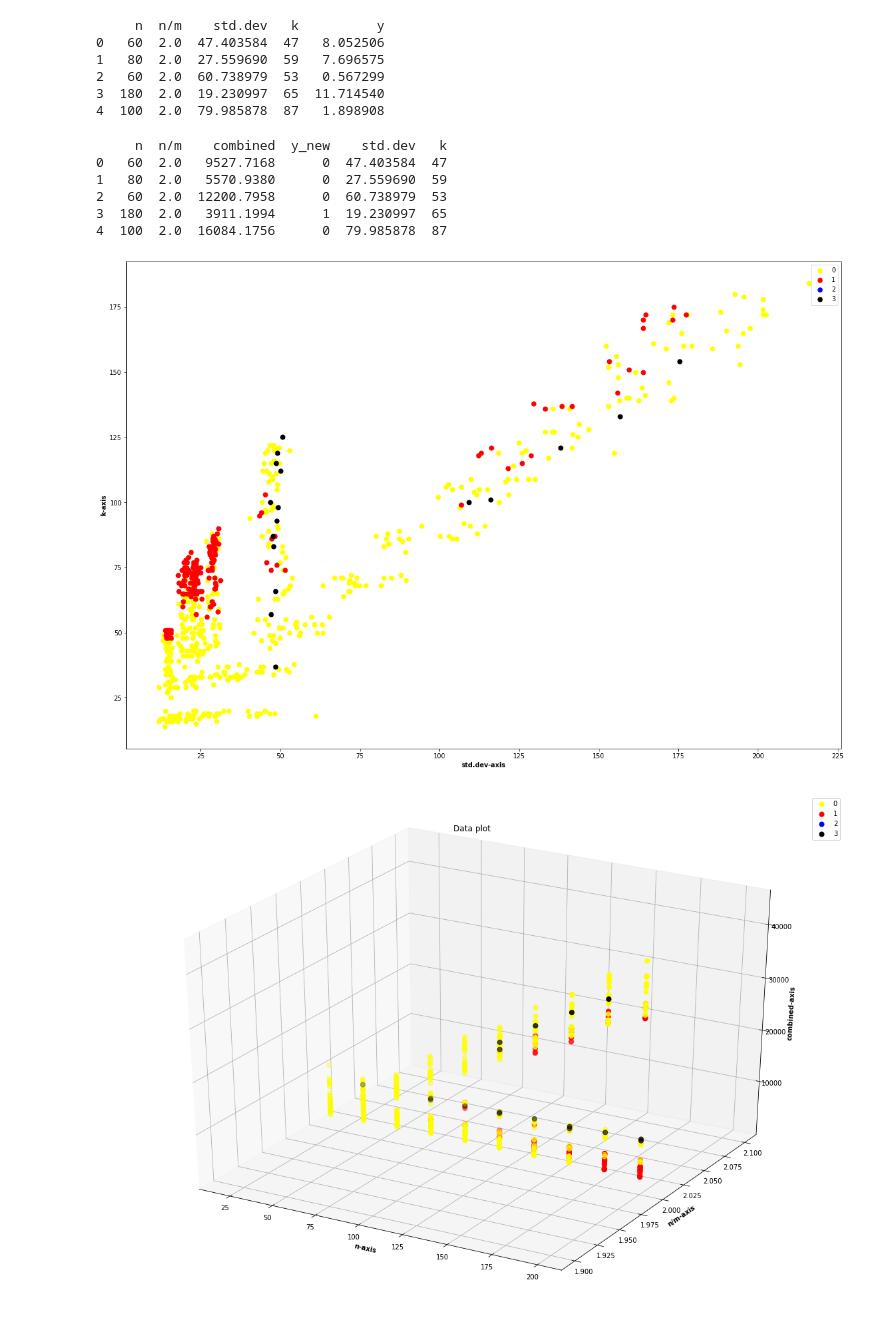
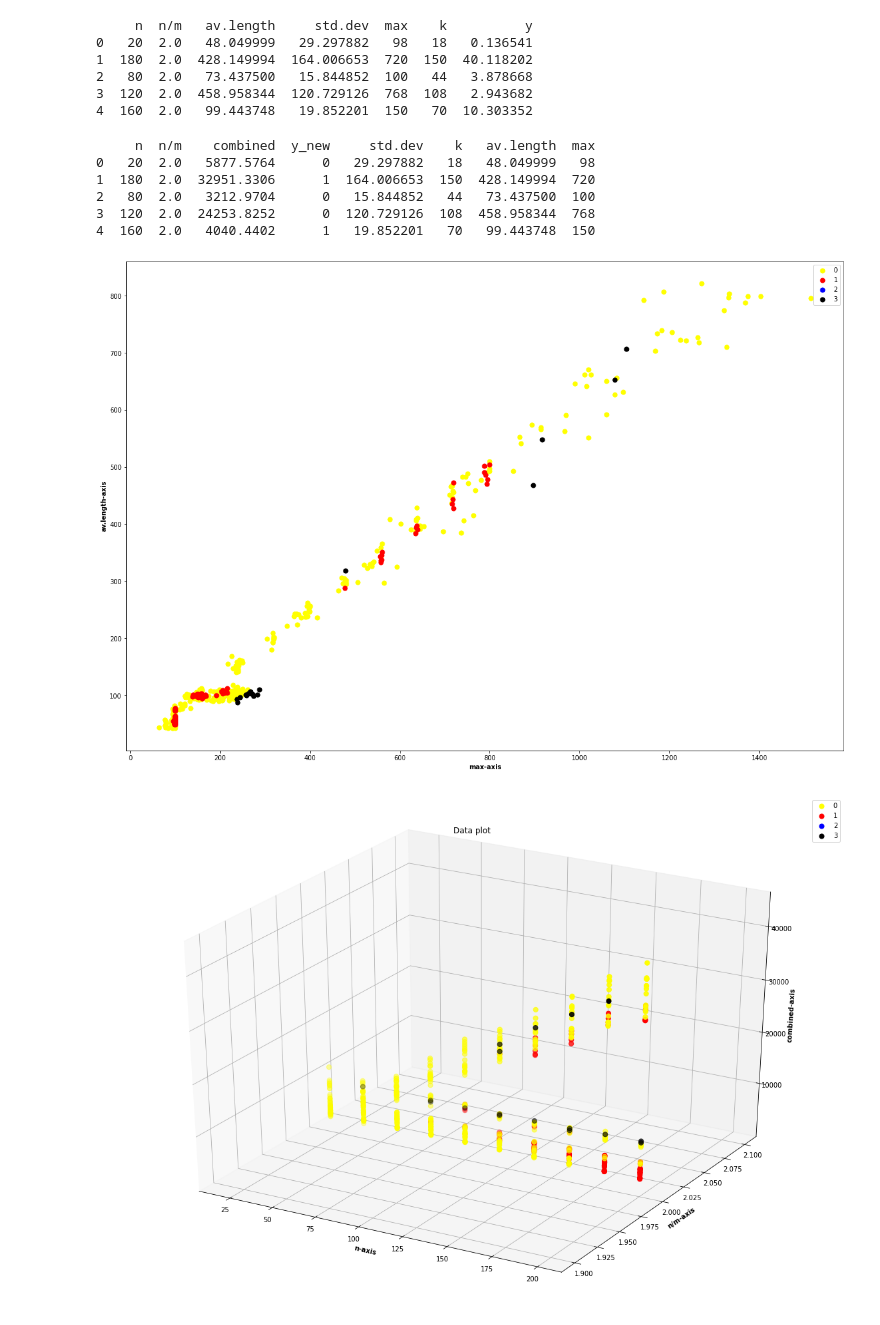
Before and after one commit to harel-coffee/pouw-auto, a Jupyter notebook: Data_visualization.ipynb, the cells around one changed output. Cells and saved outputs as stored; diff of their text form; code cells hidden in the pictures.

```diff
--- a/Data_visualization.ipynb
+++ b/Data_visualization.ipynb
@@ -22,16 +22,16 @@ X = shuffled.loc[:, select]
 y = shuffled.loc[:,'y']
 
 shuffled = shuffled.drop(['CPLEXStatus', 'indeks', 'index', 'inst.name', 'type', 'subtype', 'class', 'm', '(n/m)^2'], axis = 1)
-shuffled = shuffled.drop(['(n/m)^3', 'm/n', '(m/n)^2', '(m/n)^3', 'av.length', 'median', 'range', 'min', 'max'], axis = 1)
+shuffled = shuffled.drop(['(n/m)^3', 'm/n', '(m/n)^2', '(m/n)^3',  'median', 'range', 'min'], axis = 1)
 
 print(shuffled.head())
 # %% [output]
-     n  n/m    std.dev   k          y
-0   60  2.0  47.403584  47   8.052506
-1   80  2.0  27.559690  59   7.696575
-2   60  2.0  60.738979  53   0.567299
-3  180  2.0  19.230997  65  11.714540
-4  100  2.0  79.985878  87   1.898908
+     n  n/m   av.length     std.dev  max    k          y
+0   20  2.0   48.049999   29.297882   98   18   0.136541
+1  180  2.0  428.149994  164.006653  720  150  40.118202
+2   80  2.0   73.437500   15.844852  100   44   3.878668
+3  120  2.0  458.958344  120.729126  768  108   2.943682
+4  160  2.0   99.443748   19.852201  150   70  10.303352
 # %%
 y_new = []
 for val in y:
@@ -47,15 +47,15 @@ for val in y:
 shuffled['y_new'] = y_new
 shuffled = shuffled.drop(['y'], axis=1)
 shuffled['combined'] = shuffled['std.dev']*200 + shuffled['k']
-shuffled = shuffled[['n', 'n/m', 'combined', 'y_new', 'std.dev', 'k']]
+shuffled = shuffled[['n', 'n/m', 'combined', 'y_new', 'std.dev', 'k', 'av.length', 'max']]
 print(shuffled.head())
 # %% [output]
-     n  n/m    combined  y_new    std.dev   k
-0   60  2.0   9527.7168      0  47.403584  47
-1   80  2.0   5570.9380      0  27.559690  59
-2   60  2.0  12200.7958      0  60.738979  53
-3  180  2.0   3911.1994      1  19.230997  65
-4  100  2.0  16084.1756      0  79.985878  87
+     n  n/m    combined  y_new     std.dev    k   av.length  max
+0   20  2.0   5877.5764      0   29.297882   18   48.049999   98
+1  180  2.0  32951.3306      1  164.006653  150  428.149994  720
+2   80  2.0   3212.9704      0   15.844852   44   73.437500  100
+3  120  2.0  24253.8252      0  120.729126  108  458.958344  768
+4  160  2.0   4040.4402      1   19.852201   70   99.443748  150
 # %%
 n_array = shuffled['n'].to_numpy()
 ratio_array = shuffled['n/m'].to_numpy()
@@ -63,12 +63,16 @@ combined_array = shuffled['combined'].to_numpy()
 y_new_array = shuffled['y_new'].to_numpy()
 std_dev_array = shuffled['std.dev'].to_numpy()
 k_array = shuffled['k'].to_numpy()
-
+max_array = shuffled['max'].to_numpy()
+av_array = shuffled['av.length'].to_numpy()
 
 shuffled = shuffled.drop(['std.dev', 'k'], axis=1)
 # %%
 fig = plt.figure(figsize = (20, 14))
 ax = plt.axes()
+
+std_dev_array =  max_array
+k_array = av_array
 
 std_dev_array0 = []
 k_array0 = []
@@ -82,36 +86,36 @@ k_array1 = []
 for i in range(len(y_new_array)):
   if(y_new_array[i] == 1):
     std_dev_array1.append(std_dev_array[i])
     k_array1.append(k_array[i])
 
 std_dev_array2 = []
 k_array2 = []
 for i in range(len(y_new_array)):
   if(y_new_array[i] == 2):
     std_dev_array2.append(std_dev_array[i])
     k_array2.append(k_array[i])
 
 std_dev_array3 = []
 k_array3 = []
 for i in range(len(y_new_array)):
   if(y_new_array[i] == 3):
     std_dev_array3.append(std_dev_array[i])
     k_array3.append(k_array[i])
 
 ax.scatter(std_dev_array0, k_array0, s = 50, color = 'yellow')
 ax.scatter(std_dev_array1, k_array1, s = 50, color = 'red')
 ax.scatter(std_dev_array2, k_array2, s = 50, color = 'blue')
 ax.scatter(std_dev_array3, k_array3, s = 50, color = 'black')
 
-ax.set_xlabel('std.dev-axis', fontweight ='bold')
-ax.set_ylabel('k-axis', fontweight ='bold')
+ax.set_xlabel('max-axis', fontweight ='bold')
+ax.set_ylabel('av.length-axis', fontweight ='bold')
 
 ax.legend(['0', '1', '2', '3'])
 
 # show plot
 plt.show()
 # %% [output]
-[figure, old version]
+[figure, new version]
 # %%
 from mpl_toolkits import mplot3d
 import numpy as np
```
